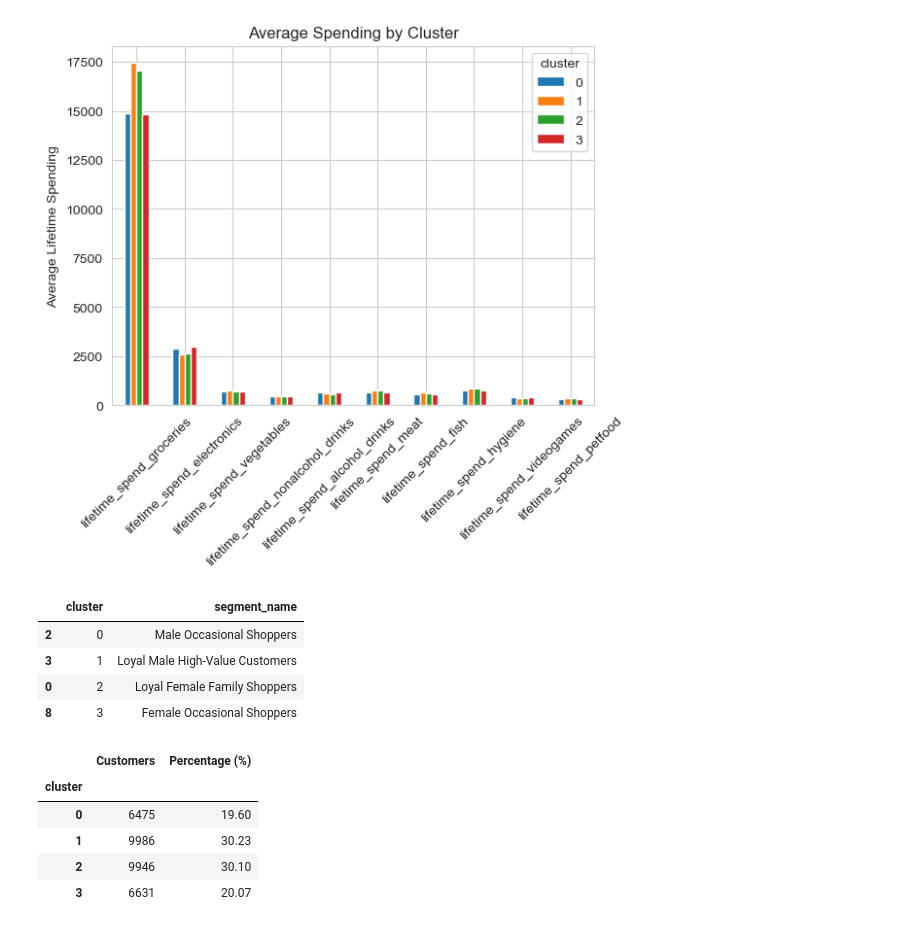
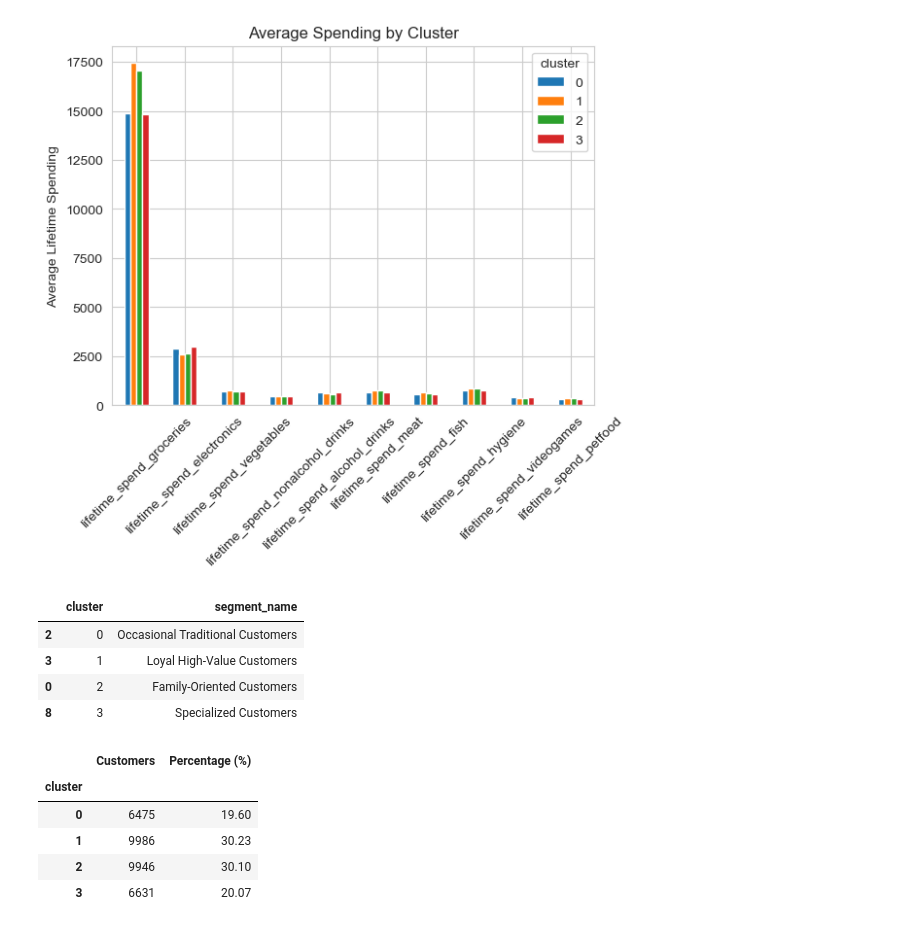
Before and after one commit to saifhoque15-netizen/ML2-Customer-Segmentation, a Jupyter notebook: notebooks/Customer_Segmentation.ipynb, the cells around one changed output. Drawn from its saved outputs; the diff is of its cells as text; code cells hidden in the pictures.

```diff
--- a/notebooks/Customer_Segmentation.ipynb
+++ b/notebooks/Customer_Segmentation.ipynb
@@ -984,23 +964,25 @@ plt.show()
 [figure]
 # %%
 segment_names = {
-    0: 'Male Occasional Shoppers',
-    1: 'Loyal Male High-Value Customers',
-    2: 'Loyal Female Family Shoppers',
-    3: 'Female Occasional Shoppers'
+    0: 'Occasional Traditional Customers',
+    1: 'Loyal High-Value Customers',
+    2: 'Family-Oriented Customers',
+    3: 'Specialized Customers'
 }
 
 customer_clean['segment_name'] = customer_clean['cluster'].map(segment_names)
 
+
+
 customer_clean[
     ['cluster','segment_name']
 ].drop_duplicates().sort_values('cluster')
 # %% [output]
 |  | cluster | segment_name |
-| 2 | 0 | Male Occasional Shoppers |
-| 3 | 1 | Loyal Male High-Value Customers |
-| 0 | 2 | Loyal Female Family Shoppers |
-| 8 | 3 | Female Occasional Shoppers |
+| 2 | 0 | Occasional Traditional Customers |
+| 3 | 1 | Loyal High-Value Customers |
+| 0 | 2 | Family-Oriented Customers |
+| 8 | 3 | Specialized Customers |
 # %%
 segment_summary = pd.DataFrame({
     'Customers': customer_clean['cluster'].value_counts().sort_index(),
```
Also changed, not shown: parts of 1 cell of this notebook, 3 other files.
